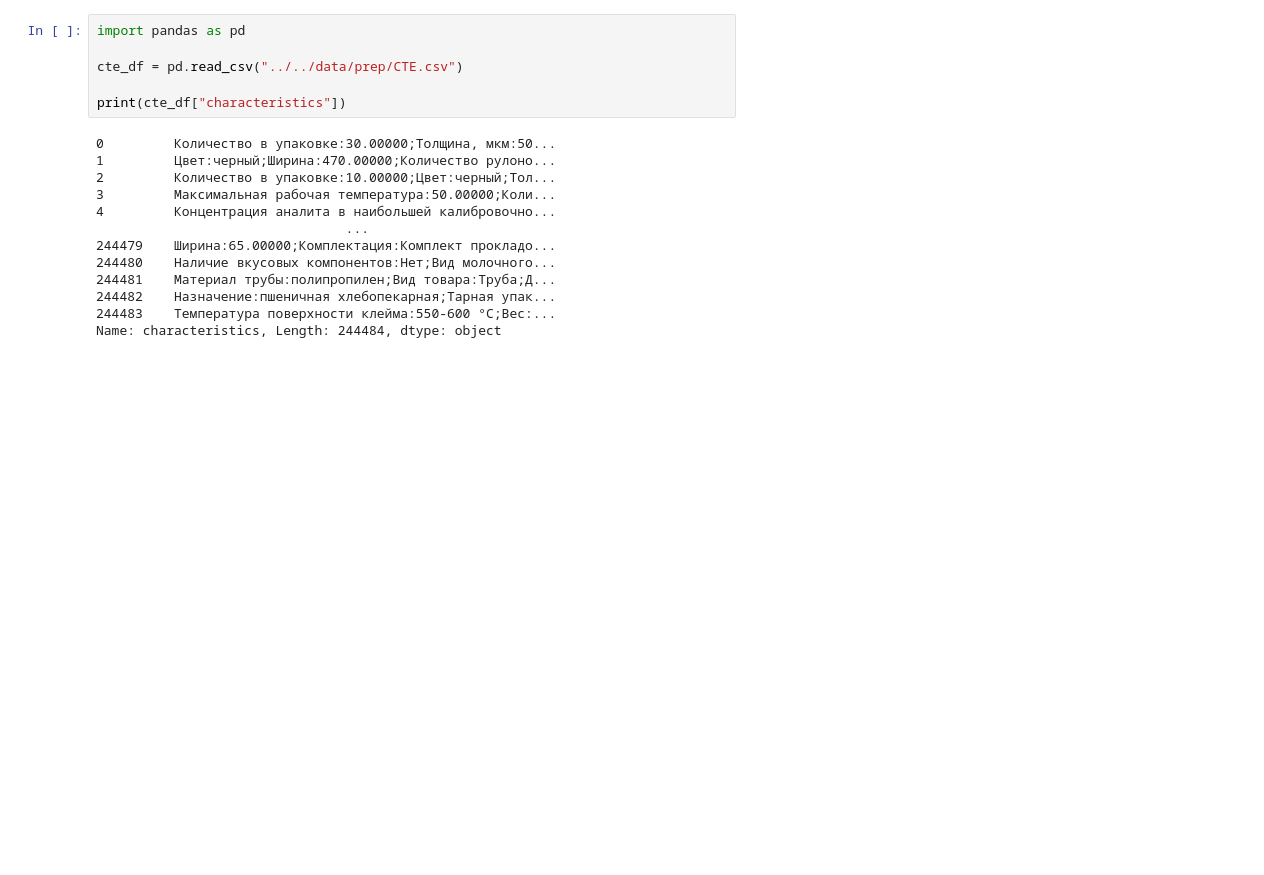
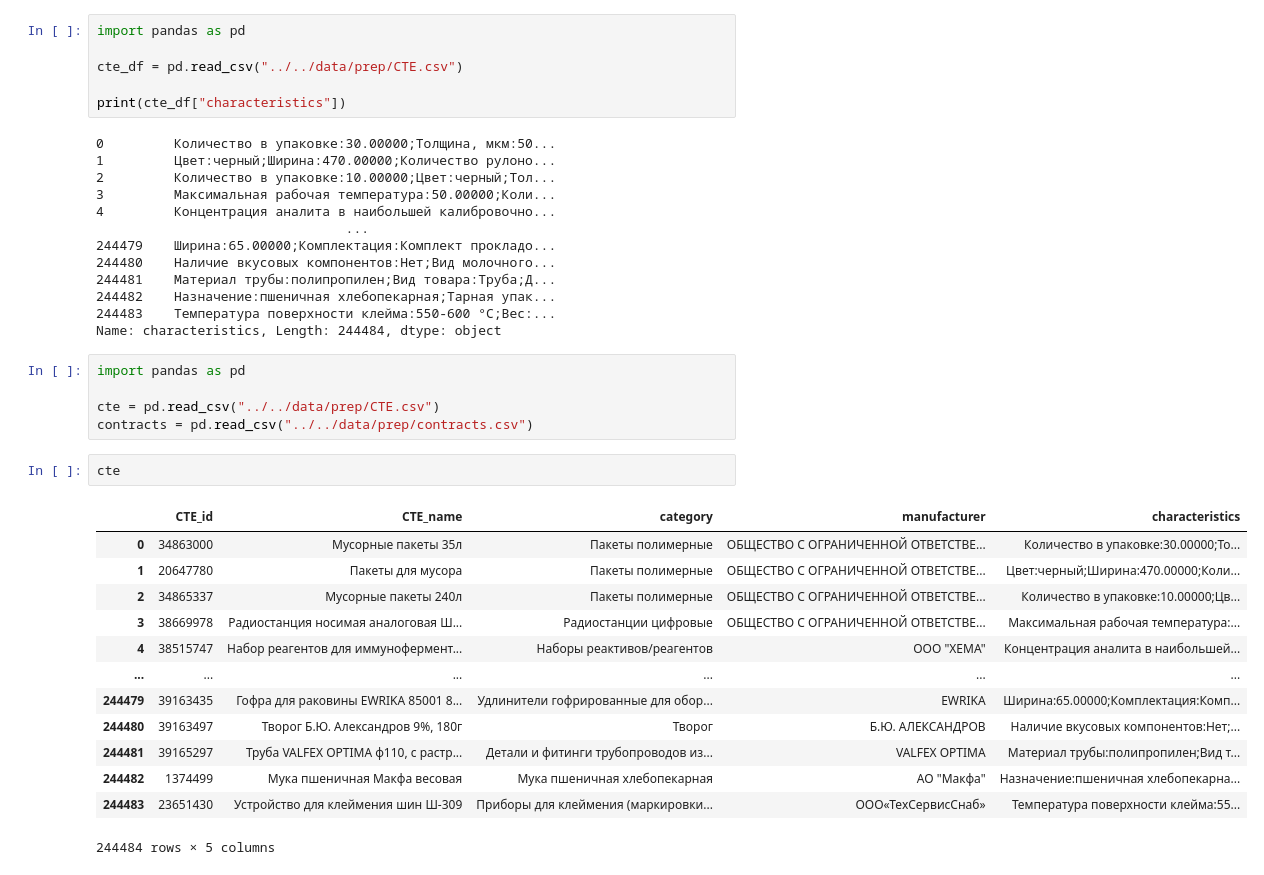
Before and after one commit to beer-bears-hack/ML, a Jupyter notebook: src/data/data_experiments.ipynb, the cells around one changed output. Drawn from its saved outputs; the diff is of its cells as text; blank space fills up the shorter version.

```diff
--- a/src/data/data_experiments.ipynb
+++ b/src/data/data_experiments.ipynb
@@ -254,3 +254,24 @@ print(cte_df["characteristics"])
 244482    Назначение:пшеничная хлебопекарная;Тарная упак...
 244483    Температура поверхности клейма:550-600 °С;Вес:...
 Name: characteristics, Length: 244484, dtype: object
+# %%
+import pandas as pd
+
+cte = pd.read_csv("../../data/prep/CTE.csv")
+contracts = pd.read_csv("../../data/prep/contracts.csv")
+# %%
+cte
+# %% [output]
+|  | CTE_id | CTE_name | category | manufacturer | characteristics |
+| 0 | 34863000 | Мусорные пакеты 35л | Пакеты полимерные | ОБЩЕСТВО С ОГРАНИЧЕННОЙ ОТВЕТСТВЕ... | Количество в упаковке:30.00000;То... |
+| 1 | 20647780 | Пакеты для мусора | Пакеты полимерные | ОБЩЕСТВО С ОГРАНИЧЕННОЙ ОТВЕТСТВЕ... | Цвет:черный;Ширина:470.00000;Коли... |
+| 2 | 34865337 | Мусорные пакеты 240л | Пакеты полимерные | ОБЩЕСТВО С ОГРАНИЧЕННОЙ ОТВЕТСТВЕ... | Количество в упаковке:10.00000;Цв... |
+| 3 | 38669978 | Радиостанция носимая аналоговая Ш... | Радиостанции цифровые | ОБЩЕСТВО С ОГРАНИЧЕННОЙ ОТВЕТСТВЕ... | Максимальная рабочая температура:... |
+| 4 | 38515747 | Набор реагентов для иммунофермент... | Наборы реактивов/реагентов | ООО "ХЕМА" | Концентрация аналита в наибольшей... |
+| ... | ... | ... | ... | ... | ... |
+| 244479 | 39163435 | Гофра для раковины EWRIKA 85001 8... | Удлинители гофрированные для обор... | EWRIKA | Ширина:65.00000;Комплектация:Комп... |
+| 244480 | 39163497 | Творог Б.Ю. Александров 9%, 180г | Творог | Б.Ю. АЛЕКСАНДРОВ | Наличие вкусовых компонентов:Нет;... |
+| 244481 | 39165297 | Труба VALFEX OPTIMA ф110, с растр... | Детали и фитинги трубопроводов из... | VALFEX OPTIMA | Материал трубы:полипропилен;Вид т... |
+| 244482 | 1374499 | Мука пшеничная Макфа весовая | Мука пшеничная хлебопекарная | АО "Макфа" | Назначение:пшеничная хлебопекарна... |
+| 244483 | 23651430 | Устройство для клеймения шин Ш-309 | Приборы для клеймения (маркировки... | ООО«ТехСервисСнаб» | Температура поверхности клейма:55... |
+244484 rows × 5 columns
```
Also changed, not shown: parts of 1 cell of this notebook, 5 other files.
